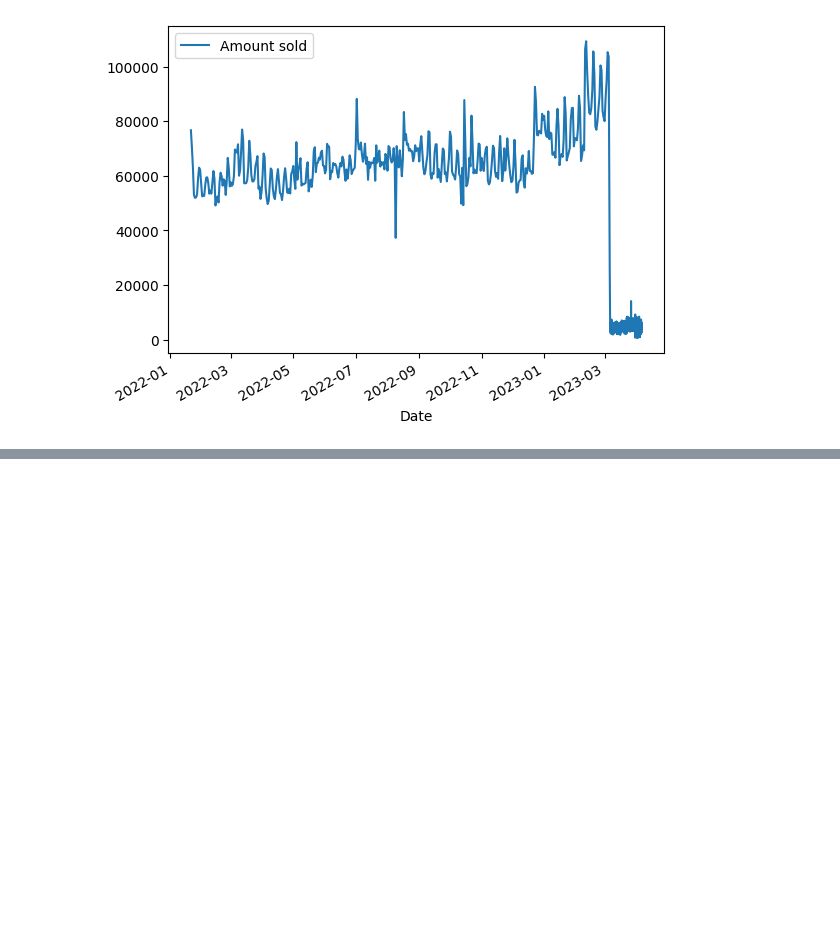
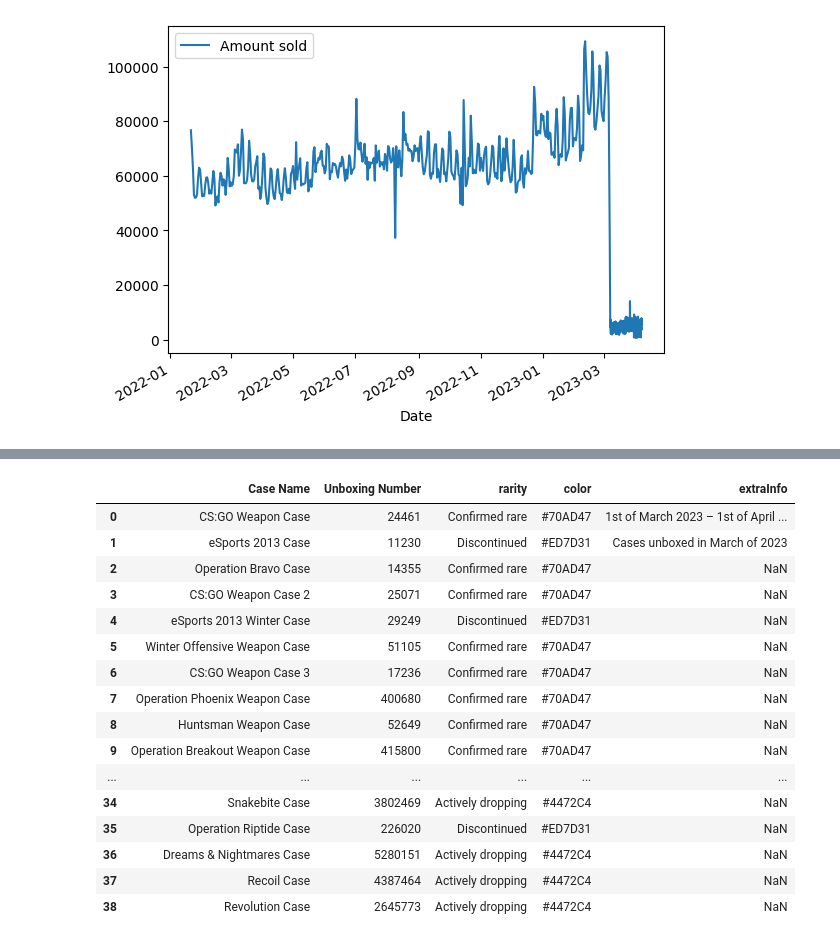
Before and after one commit to sens0rer/cs-case-metrics, a Jupyter notebook: playground.ipynb, the cells around one changed output, grey strips where cells are left out. Saved outputs shown, nothing was run; the diff lists cells and outputs as text; code cells hidden in the pictures; blank space fills up the shorter version.

```diff
--- a/playground.ipynb
+++ b/playground.ipynb
@@ -239,0 +272,29 @@ smooth_price_history2.plot(x='Date', y='Amount sold', rot=30)
+# %%
+csv_ids = ['january2022', 'february2022', 'march2022', 'april2022', 'may2022', 'june2022',
+           'july2022', 'august2022', 'september2022', 'october2022', 'november2022',
+           'december2022', 'january2023', 'february2023', 'march2023']
+df_list = []
+for id in csv_ids:
+    response = requests.get(f'https://csgocasetracker.com/calculations/previousCalc/{id}.csv')
+    csv = StringIO(response.content.decode('utf-8'))
+    df = pd.read_csv(csv,sep=',')
+    df_list.append(df)
+df
+# %% [output]
+|  | Case Name | Unboxing Number | rarity | color | extraInfo |
+| 0 | CS:GO Weapon Case | 24461 | Confirmed rare | #70AD47 | 1st of March 2023 – 1st of April ... |
+| 1 | eSports 2013 Case | 11230 | Discontinued | #ED7D31 | Cases unboxed in March of 2023 |
+| 2 | Operation Bravo Case | 14355 | Confirmed rare | #70AD47 | NaN |
+| 3 | CS:GO Weapon Case 2 | 25071 | Confirmed rare | #70AD47 | NaN |
+| 4 | eSports 2013 Winter Case | 29249 | Discontinued | #ED7D31 | NaN |
+| 5 | Winter Offensive Weapon Case | 51105 | Confirmed rare | #70AD47 | NaN |
+| 6 | CS:GO Weapon Case 3 | 17236 | Confirmed rare | #70AD47 | NaN |
+| 7 | Operation Phoenix Weapon Case | 400680 | Confirmed rare | #70AD47 | NaN |
+| 8 | Huntsman Weapon Case | 52649 | Confirmed rare | #70AD47 | NaN |
+| 9 | Operation Breakout Weapon Case | 415800 | Confirmed rare | #70AD47 | NaN |
+| ... | ... | ... | ... | ... | ... |
+| 34 | Snakebite Case | 3802469 | Actively dropping | #4472C4 | NaN |
+| 35 | Operation Riptide Case | 226020 | Discontinued | #ED7D31 | NaN |
+| 36 | Dreams & Nightmares Case | 5280151 | Actively dropping | #4472C4 | NaN |
+| 37 | Recoil Case | 4387464 | Actively dropping | #4472C4 | NaN |
+| 38 | Revolution Case | 2645773 | Actively dropping | #4472C4 | NaN |
```
Also changed, not shown: parts of 11 cells of this notebook, 1 other file.
